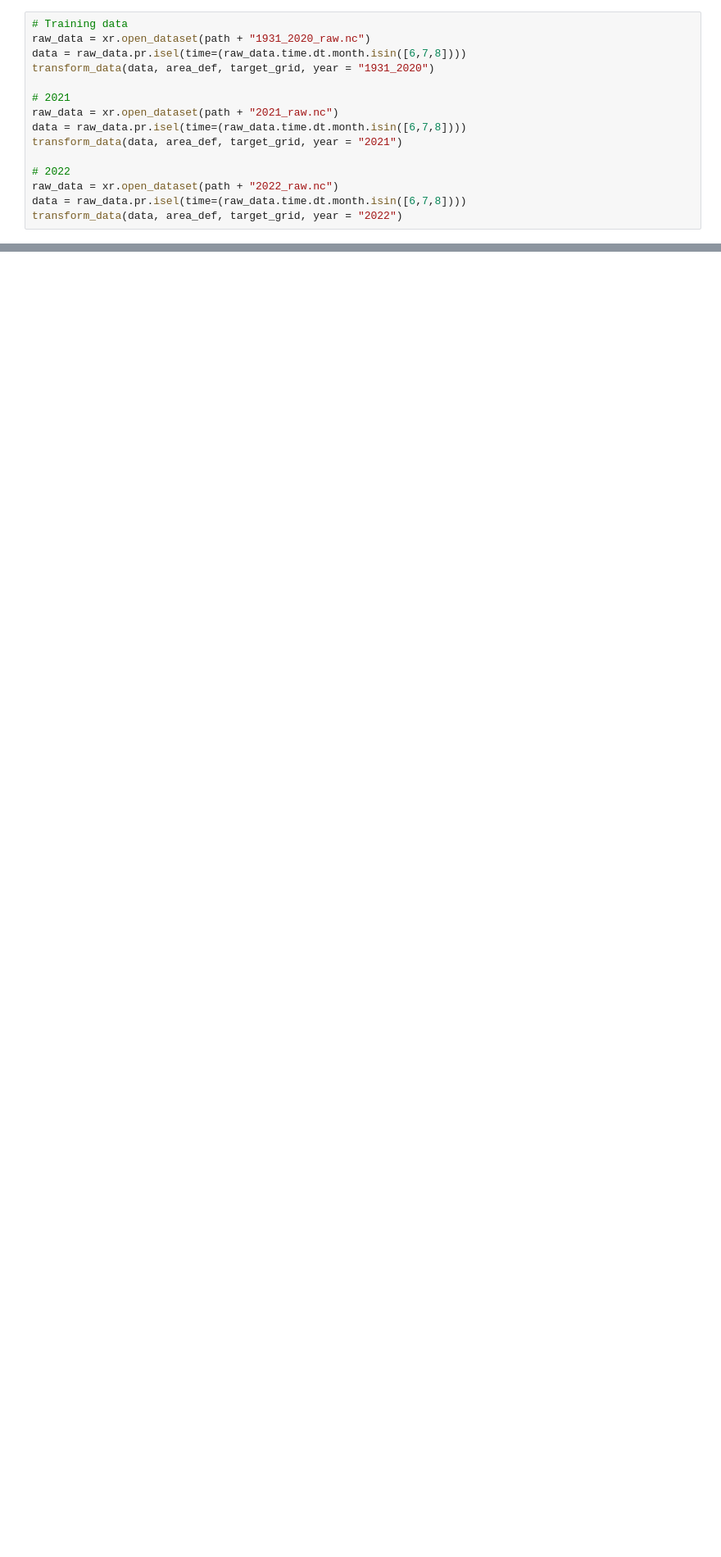
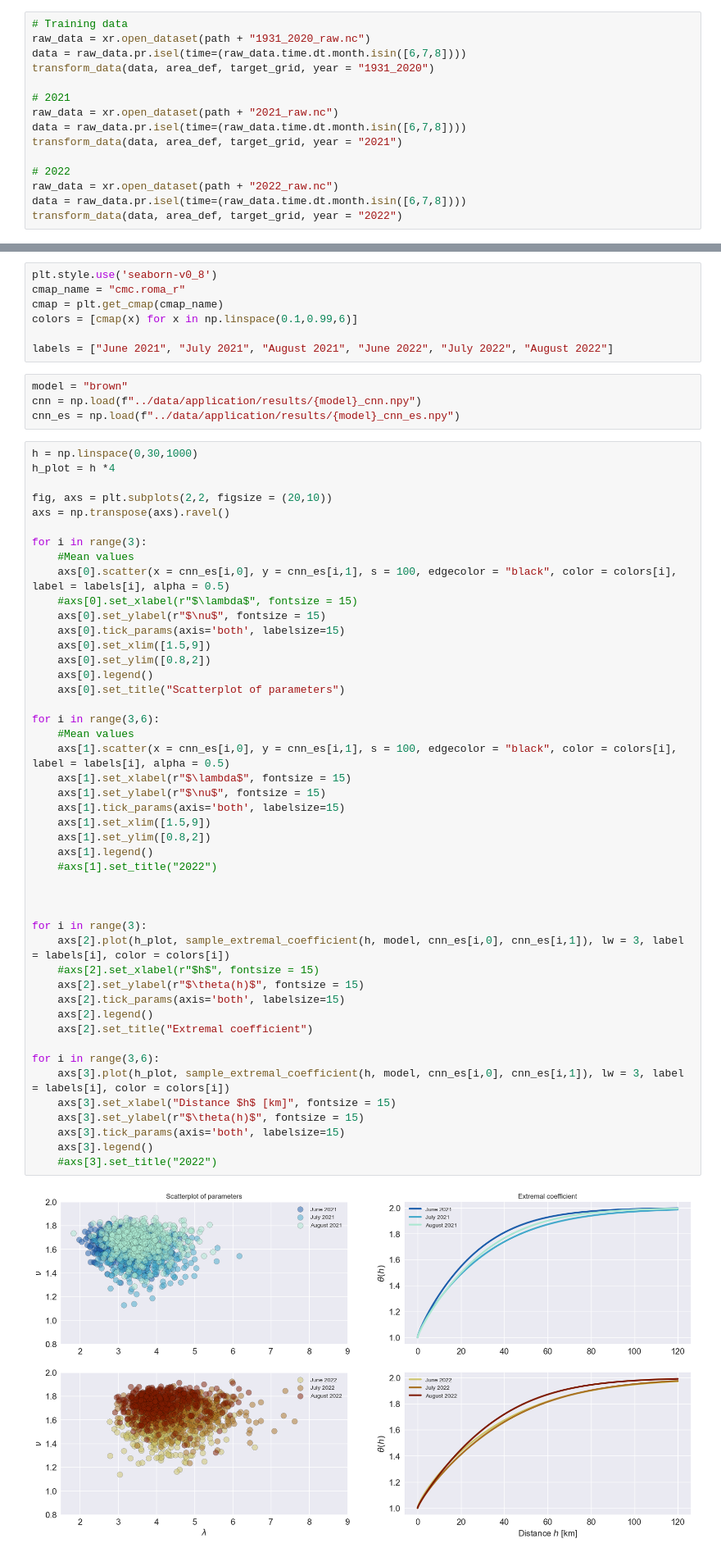
Before and after one commit to cbuelt/thesis, a Jupyter notebook: application/data_prep.ipynb, the cells around one changed output, grey strips where cells are left out. Shown at 82% size. Saved outputs shown, nothing was run; the diff lists cells and outputs as text; blank space fills up the shorter version.

```diff
--- a/application/data_prep.ipynb
+++ b/application/data_prep.ipynb
@@ -68,0 +121,59 @@ transform_data(data, area_def, target_grid, year = "2022")
+# %%
+plt.style.use('seaborn-v0_8')
+cmap_name = "cmc.roma_r"
+cmap = plt.get_cmap(cmap_name)
+colors = [cmap(x) for x in np.linspace(0.1,0.99,6)]
+
+labels = ["June 2021", "July 2021", "August 2021", "June 2022", "July 2022", "August 2022"]
+# %%
+model = "brown"
+cnn = np.load(f"../data/application/results/{model}_cnn.npy")
+cnn_es = np.load(f"../data/application/results/{model}_cnn_es.npy")
+# %%
+h = np.linspace(0,30,1000)
+h_plot = h *4
+
+fig, axs = plt.subplots(2,2, figsize = (20,10))
+axs = np.transpose(axs).ravel()
+
+for i in range(3):
+    #Mean values
+    axs[0].scatter(x = cnn_es[i,0], y = cnn_es[i,1], s = 100, edgecolor = "black", color = colors[i], label = labels[i], alpha = 0.5)
+    #axs[0].set_xlabel(r"$\lambda$", fontsize = 15)
+    axs[0].set_ylabel(r"$\nu$", fontsize = 15)
+    axs[0].tick_params(axis='both', labelsize=15)
+    axs[0].set_xlim([1.5,9])
+    axs[0].set_ylim([0.8,2])
+    axs[0].legend()
+    axs[0].set_title("Scatterplot of parameters")
+
+for i in range(3,6):
+    #Mean values
+    axs[1].scatter(x = cnn_es[i,0], y = cnn_es[i,1], s = 100, edgecolor = "black", color = colors[i], label = labels[i], alpha = 0.5)
+    axs[1].set_xlabel(r"$\lambda$", fontsize = 15)
+    axs[1].set_ylabel(r"$\nu$", fontsize = 15)
+    axs[1].tick_params(axis='both', labelsize=15)
+    axs[1].set_xlim([1.5,9])
+    axs[1].set_ylim([0.8,2])
+    axs[1].legend()
+    #axs[1].set_title("2022")
+
+
+
+for i in range(3):
+    axs[2].plot(h_plot, sample_extremal_coefficient(h, model, cnn_es[i,0], cnn_es[i,1]), lw = 3, label = labels[i], color = colors[i])
+    #axs[2].set_xlabel(r"$h$", fontsize = 15)
+    axs[2].set_ylabel(r"$\theta(h)$", fontsize = 15)
+    axs[2].tick_params(axis='both', labelsize=15)
+    axs[2].legend()
+    axs[2].set_title("Extremal coefficient")
+
+for i in range(3,6):
+    axs[3].plot(h_plot, sample_extremal_coefficient(h, model, cnn_es[i,0], cnn_es[i,1]), lw = 3, label = labels[i], color = colors[i])
+    axs[3].set_xlabel("Distance $h$ [km]", fontsize = 15)
+    axs[3].set_ylabel(r"$\theta(h)$", fontsize = 15)
+    axs[3].tick_params(axis='both', labelsize=15)
+    axs[3].legend()
+    #axs[3].set_title("2022")
+# %% [output]
+[figure, added]
```
Also changed, not shown: parts of 17 cells of this notebook, 7 other files.
